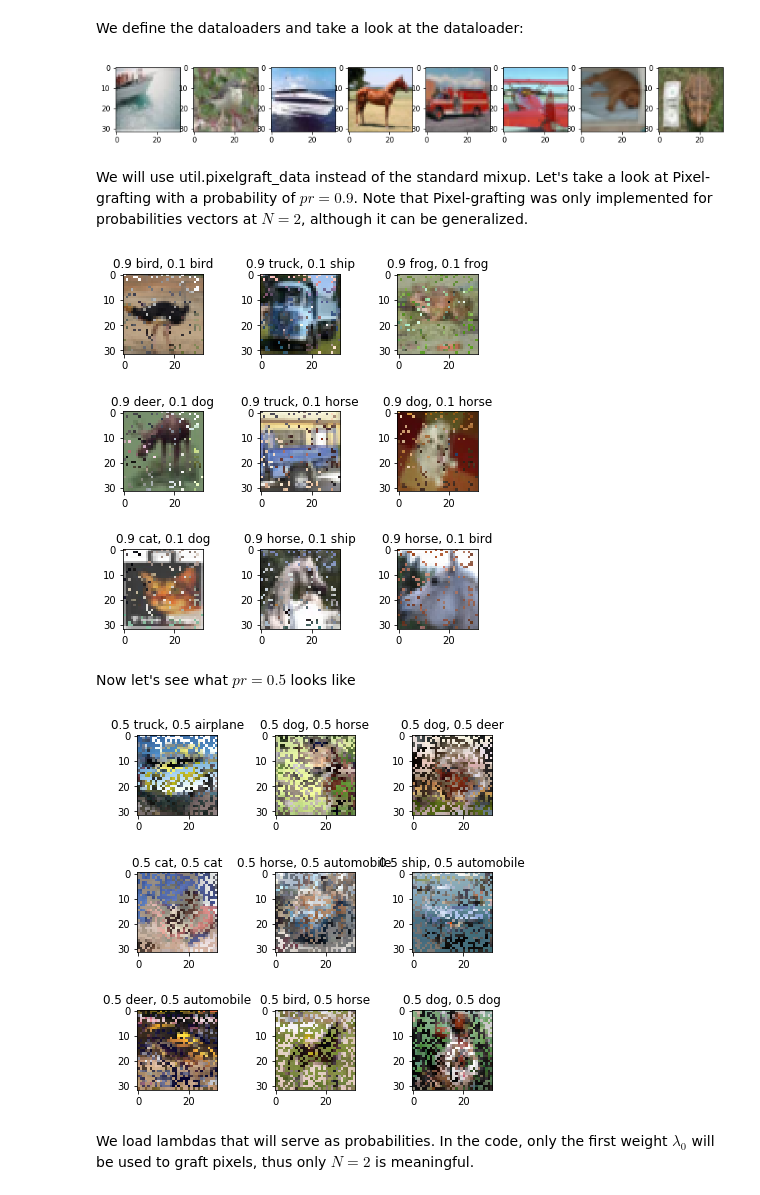
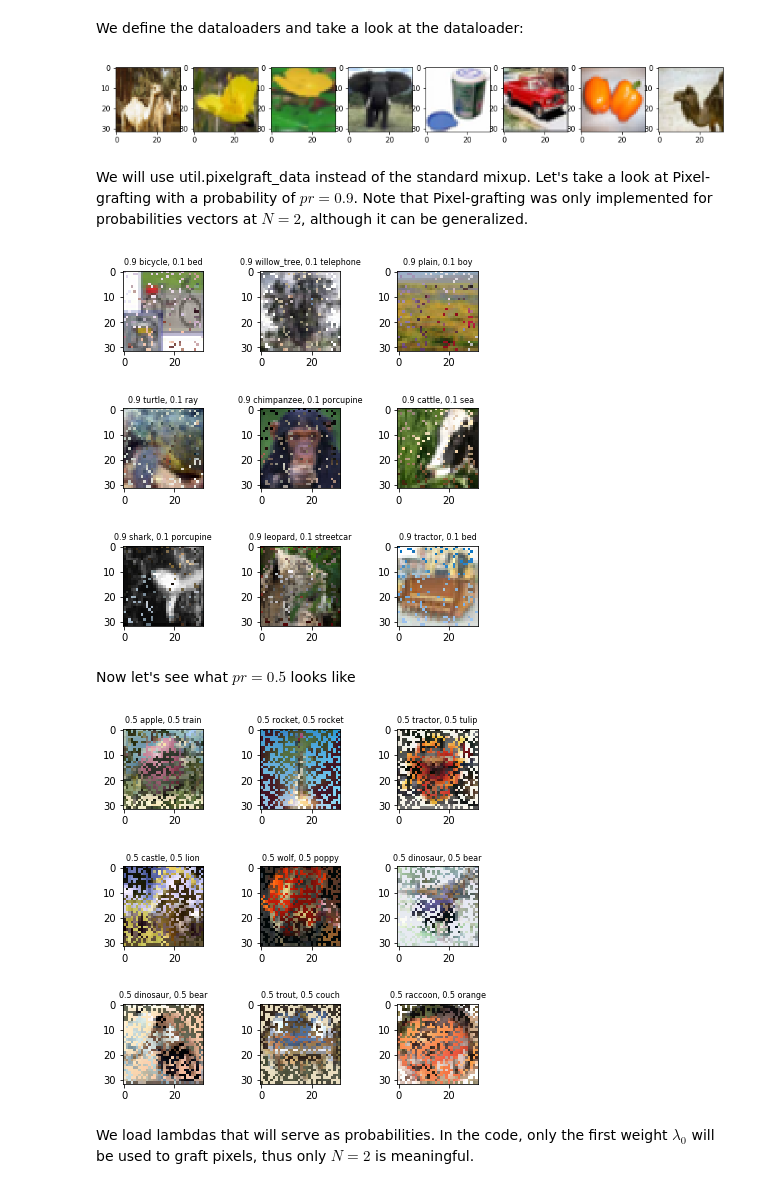
Before and after one commit to louislandelle/mixup, a Jupyter notebook: final/pixel-grafting.ipynb, the cells around one changed output. Cells and saved outputs as stored; diff of their text form; code cells hidden in the pictures.

```diff
--- a/final/pixel-grafting.ipynb
+++ b/final/pixel-grafting.ipynb
@@ -26,8 +26,8 @@ torch.backends.cudnn.deterministic = True
 # %% [markdown]
 We import our dataset and set our model
 # %%
-trainset, testset = util.get_sets("CIFAR10")
-model_getter = exp_models.resnet18
+trainset, testset = util.get_sets("CIFAR100")
+model_getter = exp_models.resnet18_100classes
 # %% [output]
 Files already downloaded and verified
 Files already downloaded and verified
@@ -36,9 +36,9 @@ We define the dataloaders and take a look at the dataloader:
 # %%
 trainloader, N_BATCHES_TRAIN = util.get_loader(trainset, shuffle=True)
 testloader, N_BATCHES_TEST = util.get_loader(testset, shuffle=False)
-util.show_loader(trainloader)
+util.show_loader_cf(trainloader)
 # %% [output]
-[figure, old version]
+[figure, new version]
 # %% [markdown]
 We will use util.pixelgraft_data instead of the standard mixup. Let's take a look at Pixel-grafting with a probability of $pr=0.9$. Note that Pixel-grafting was only implemented for probabilities vectors at $N=2$, although it can be generalized.
 # %%
@@ -53,26 +53,30 @@ plt.tight_layout(pad=2)
 for j in range(3):
     for i in range(3):
         util.show_np_arr(X_graft.cpu()[j*3+i], ax=axes[j, i])
-        axes[j, i].set_title(str(pr[0])[:4] + " " + trainset.classes[ys[0][j*3+i]] + ", " +
-                          str(pr[1])[:4] + " " + trainset.classes[ys[1][j*3+i]], rotation=0)
+        axes[j, i].set_title(
+            str(pr[0])[:4] + " " + trainset.classes[ys[0][j*3+i]] + ", " +
+            str(pr[1])[:4] + " " + trainset.classes[ys[1][j*3+i]],
+            rotation=0, fontsize=8)
 # %% [output]
-[figure, old version]
+[figure, new version]
 # %% [markdown]
 Now let's see what $pr=0.5$ looks like
 # %%
 pr = np.array([0.5, 0.5])
 for batch_id, (images, labels) in enumerate(trainloader):
     X_graft, ys, perms = util.pixelgraft_data(2, images.to(device), labels.to(device), pr, device)
     break
 fig, axes = plt.subplots(3, 3, figsize=(6, 6))
 plt.tight_layout(pad=2)
 for j in range(3):
     for i in range(3):
         util.show_np_arr(X_graft.cpu()[j*3+i], ax=axes[j, i])
-        axes[j, i].set_title(str(pr[0])[:4] + " " + trainset.classes[ys[0][j*3+i]] + ", " +
-                          str(pr[1])[:4] + " " + trainset.classes[ys[1][j*3+i]], rotation=0)
+        axes[j, i].set_title(
+            str(pr[0])[:4] + " " + trainset.classes[ys[0][j*3+i]] + ", " +
+            str(pr[1])[:4] + " " + trainset.classes[ys[1][j*3+i]],
+            rotation=0, fontsize=8)
 # %% [output]
-[figure, old version]
+[figure, new version]
 # %% [markdown]
 We load lambdas that will serve as probabilities. In the code, only the first weight $\lambda_0$ will be used to graft pixels, thus only $N=2$ is meaningful.
 # %%
```
Also changed, not shown: parts of 2 cells of this notebook, 2 other files.
